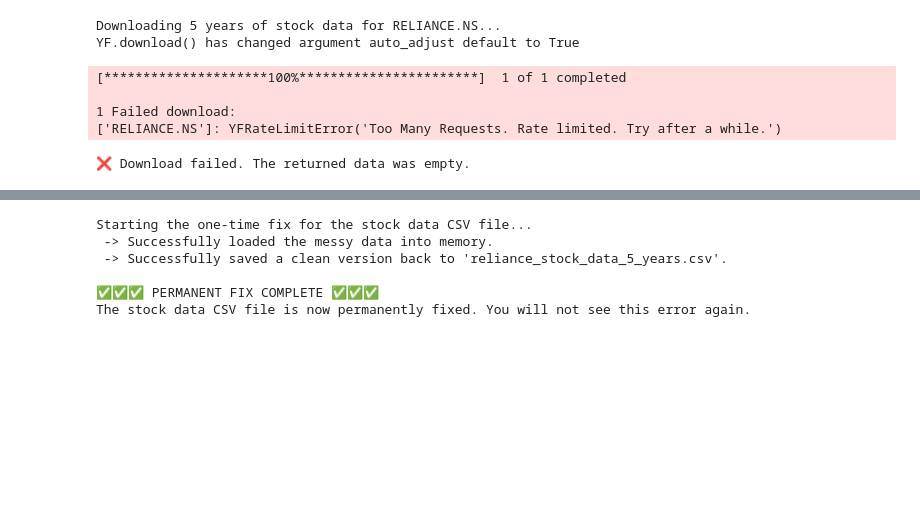
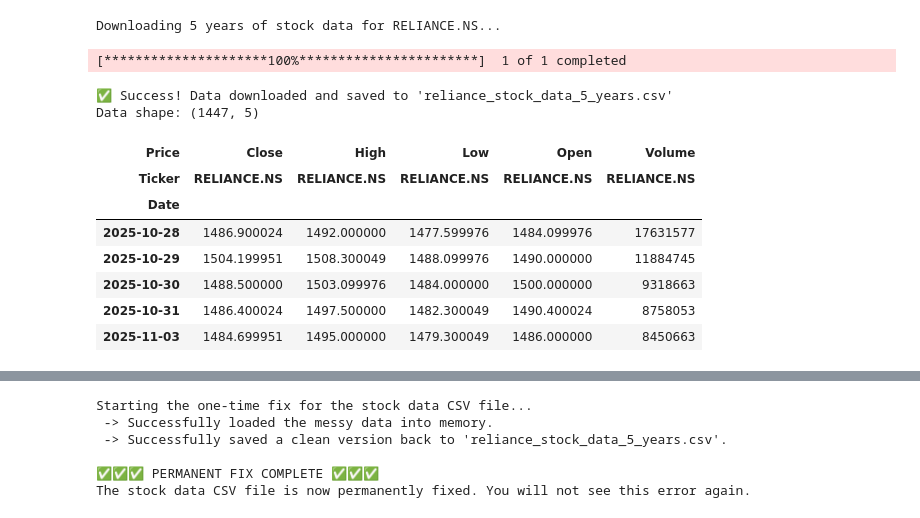
Before and after one commit to dev-kumar12/Stock-Trend-Prediction-with-NLP, a Jupyter notebook: Data_Collection.ipynb, the cells around one changed output, grey strips where cells are left out. Drawn from its saved outputs; the diff is of its cells as text; code cells hidden in the pictures; blank space fills up the shorter version.

```diff
--- a/Data_Collection.ipynb
+++ b/Data_Collection.ipynb
@@ -1,35 +1,40 @@
 # %%
 import yfinance as yf
 import pandas as pd
+from datetime import date
 
 # Define the stock and the time period
 ticker_symbol = "RELIANCE.NS"
 start_date = "2020-01-01"
-end_date = "2025-08-27" # Using today's date as the end
-
+end_date = date.today().strftime("%Y-%m-%d")
 try:
     print(f"Downloading 5 years of stock data for {ticker_symbol}...")
     stock_df = yf.download(ticker_symbol, start=start_date, end=end_date)
 
     if not stock_df.empty:
         file_path = "reliance_stock_data_5_years.csv"
         stock_df.to_csv(file_path)
         print(f"✅ Success! Data downloaded and saved to '{file_path}'")
         print(f"Data shape: {stock_df.shape}")
         display(stock_df.tail())
     else:
         print("❌ Download failed. The returned data was empty.")
 
 except Exception as e:
     print(f"An error occurred: {e}")
 # %% [output]
 Downloading 5 years of stock data for RELIANCE.NS...
-YF.download() has changed argument auto_adjust default to True
 [*********************100%***********************]  1 of 1 completed
-
-1 Failed download:
-['RELIANCE.NS']: YFRateLimitError('Too Many Requests. Rate limited. Try after a while.')
-❌ Download failed. The returned data was empty.
+✅ Success! Data downloaded and saved to 'reliance_stock_data_5_years.csv'
+Data shape: (1447, 5)
+| Price | Close | High | Low | Open | Volume |
+| Ticker | RELIANCE.NS | RELIANCE.NS | RELIANCE.NS | RELIANCE.NS | RELIANCE.NS |
+| Date |  |  |  |  |  |
+| 2025-10-28 | 1486.900024 | 1492.000000 | 1477.599976 | 1484.099976 | 17631577 |
+| 2025-10-29 | 1504.199951 | 1508.300049 | 1488.099976 | 1490.000000 | 11884745 |
+| 2025-10-30 | 1488.500000 | 1503.099976 | 1484.000000 | 1500.000000 | 9318663 |
+| 2025-10-31 | 1486.400024 | 1497.500000 | 1482.300049 | 1490.400024 | 8758053 |
+| 2025-11-03 | 1484.699951 | 1495.000000 | 1479.300049 | 1486.000000 | 8450663 |
 # %%
 !pip install gnews
 # %% [output]
```
Also changed, not shown: parts of 23 cells of this notebook, 9 other files.
